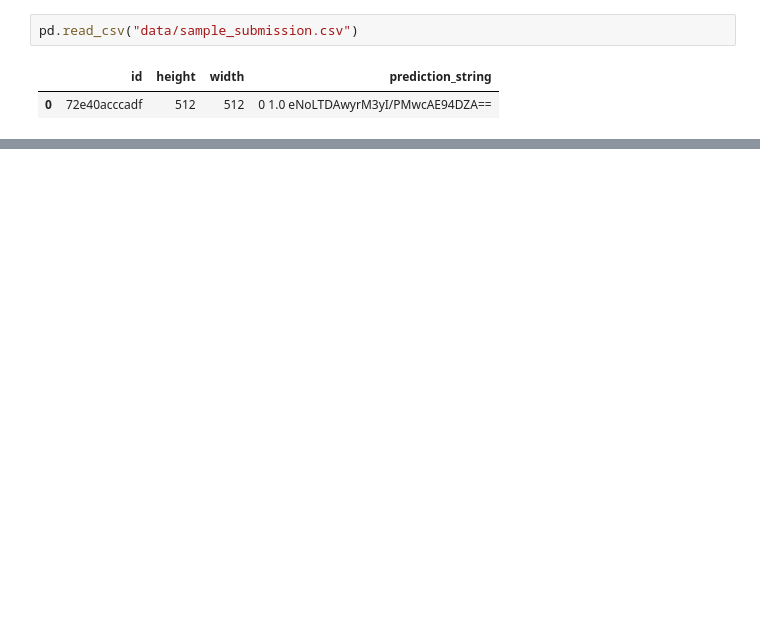
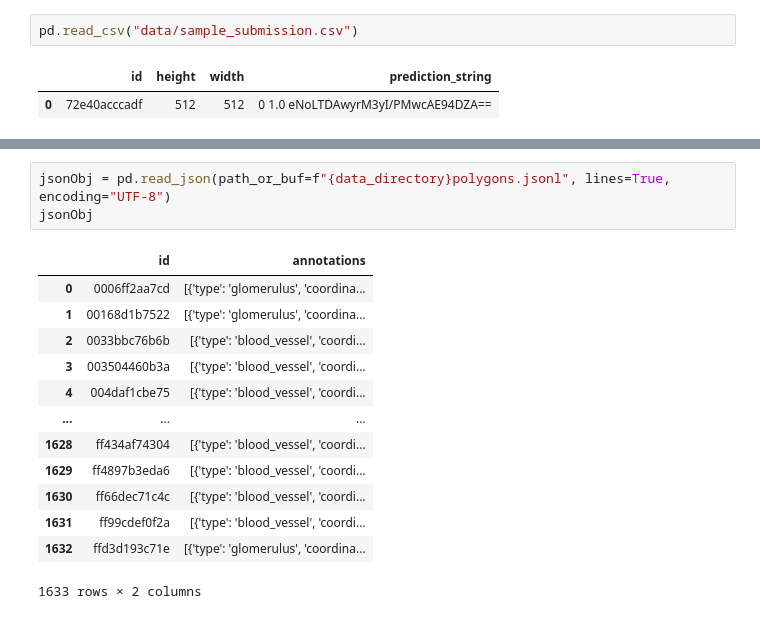
Before and after one commit to YannickGibson/hacking_the_human, a Jupyter notebook: main.ipynb, the cells around one changed output, grey strips where cells are left out. Cells and saved outputs as stored; diff of their text form; blank space fills up the shorter version.

```diff
--- a/main.ipynb
+++ b/main.ipynb
@@ -15,0 +100,17 @@ pd.read_csv("data/sample_submission.csv")
+# %%
+jsonObj = pd.read_json(path_or_buf=f"{data_directory}polygons.jsonl", lines=True, encoding="UTF-8")
+jsonObj
+# %% [output]
+|  | id | annotations |
+| 0 | 0006ff2aa7cd | [{'type': 'glomerulus', 'coordina... |
+| 1 | 00168d1b7522 | [{'type': 'glomerulus', 'coordina... |
+| 2 | 0033bbc76b6b | [{'type': 'blood_vessel', 'coordi... |
+| 3 | 003504460b3a | [{'type': 'blood_vessel', 'coordi... |
+| 4 | 004daf1cbe75 | [{'type': 'blood_vessel', 'coordi... |
+| ... | ... | ... |
+| 1628 | ff434af74304 | [{'type': 'blood_vessel', 'coordi... |
+| 1629 | ff4897b3eda6 | [{'type': 'blood_vessel', 'coordi... |
+| 1630 | ff66dec71c4c | [{'type': 'blood_vessel', 'coordi... |
+| 1631 | ff99cdef0f2a | [{'type': 'blood_vessel', 'coordi... |
+| 1632 | ffd3d193c71e | [{'type': 'glomerulus', 'coordina... |
+1633 rows × 2 columns
```
Also changed, not shown: parts of 14 cells of this notebook.
